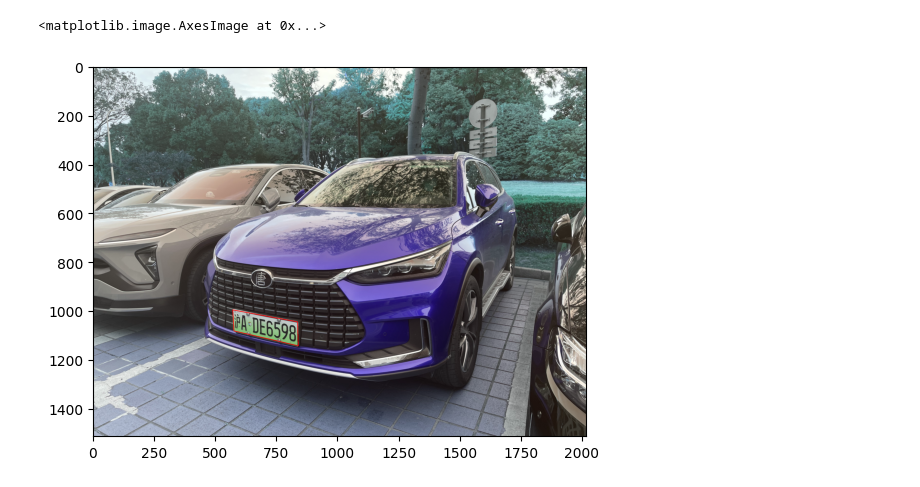
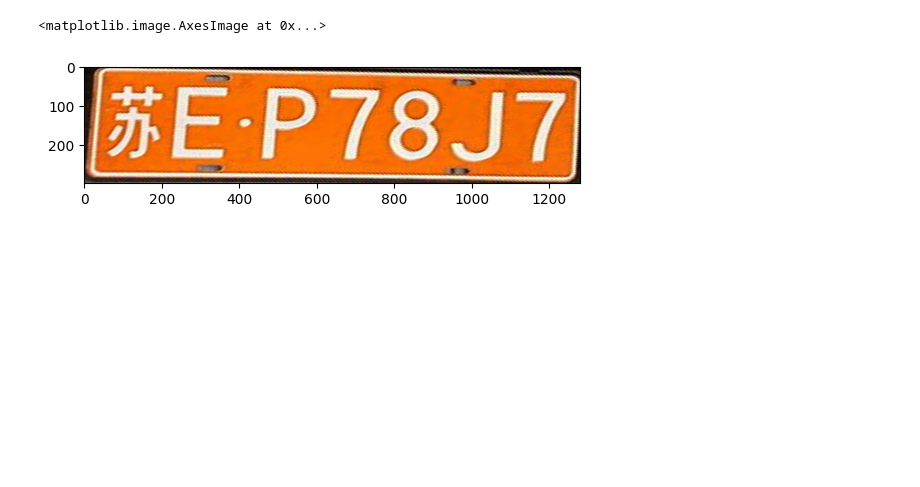
Before and after one commit to HellOwhatAs/AI4701, a Jupyter notebook: 大作业/main.ipynb, the cells around one changed output. Cells and saved outputs as stored; diff of their text form; code cells hidden in the pictures; blank space fills up the shorter version.

Commit message:
perspective plate

```diff
--- a/大作业/main.ipynb
+++ b/大作业/main.ipynb
@@ -48,13 +48,31 @@ def segment(image: np.ndarray):
             max_part = part
             max_mask = ann['segmentation']
     return max_mask
+# %%
+def sort_points(points: list):
+    """
+    对四边形的四个顶点按照（左上、右上、右下、左下）的顺序进行排序
+    """
+    tmp = sorted(points)
+    left, right = tmp[:2], tmp[2:]
+    left.sort(key=lambda x:x[1])
+    right.sort(key=lambda x:x[1])
+    return [left[0], right[0], right[1], left[1]]
 # %%
-image0 = cv2.imread('./resources/images/difficult/3-2.jpg')
+image0 = cv2.imread('./../../OIP-C.jpg')
 image = cv2.resize(image0, (0,0), fx=0.5, fy=0.5)
 mask = segment(image)
-im = image.copy()
-cv2.drawContours(im, [findVertex(mask)], -1, (255, 0, 0), 2)
-plt.imshow(im)
+im = image0.copy()
+vertexs = findVertex(mask) * 2
+# cv2.drawContours(im, [vertexs], -1, (255, 0, 0), 2)
+# plt.imshow(im)
+
+width, height = 1280, 300 # 车牌号的形状
+pts1 = np.array(sort_points(np.squeeze(vertexs).astype(np.float32).tolist()), dtype=np.float32)
+pts2 = np.float32([[0, 0],[width,0],[width, height],[0,height]])
+M = cv2.getPerspectiveTransform(pts1, pts2)
+dst = cv2.warpPerspective(image0, M, (width, height))
+plt.imshow(dst)
 # %% [output]
 <matplotlib.image.AxesImage at 0x...>
-[figure, old version]
+[figure, new version]
```
Also changed, not shown: 1 other file.
